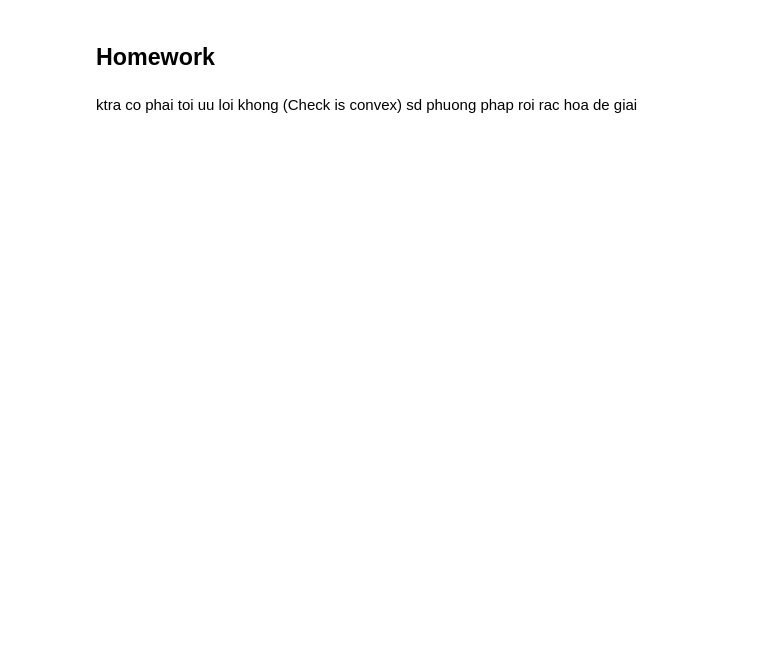
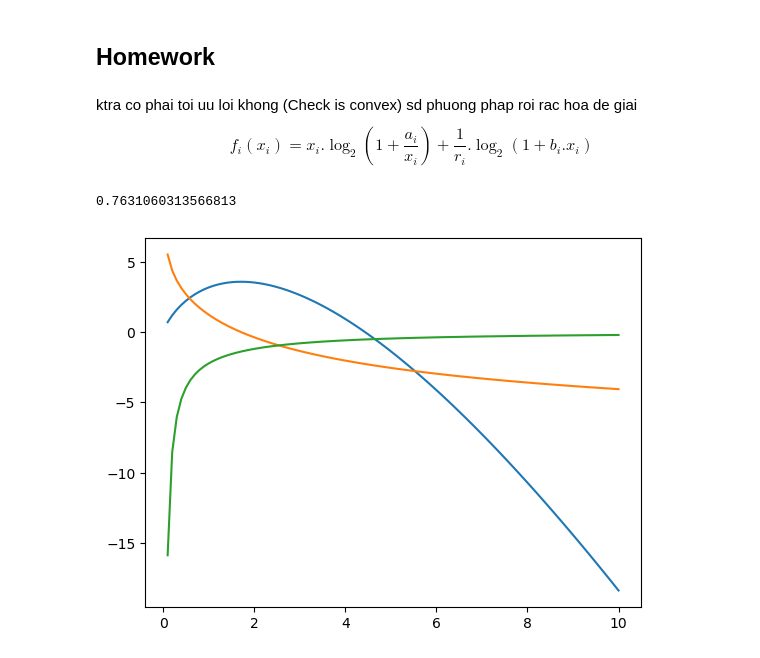
Before and after one commit to qkhanh711/Numerical_methods, a Jupyter notebook: NumericalAlgorithms/Practice.ipynb, the cells around one changed output. Drawn from its saved outputs; the diff is of its cells as text; code cells hidden in the pictures; blank space fills up the shorter version.

```diff
--- a/NumericalAlgorithms/Practice.ipynb
+++ b/NumericalAlgorithms/Practice.ipynb
@@ -235,3 +232,49 @@ df(1)
 # %% [markdown]
 ktra co phai toi uu loi khong (Check is convex)
 sd phuong phap roi rac hoa de giai
+$$
+    f_i(x_i) = x_i.\log_2{(1+\frac{a_i}{x_i})} + \frac{1}{r_i}.\log_2{(1 + b_i.x_i)}
+$$
+# %%
+import numpy as np
+from scipy.optimize import minimize
+
+def f(x, a, r, b):
+    return x*np.log2(a/x) + (1/r)*np.log2(1 + b*x)
+
+def df(x, a, r, b, tol=1e-6):
+    return ((f(x + tol, a, r, b) - f(x-tol, a, r, b)) / (2*tol))
+
+def df2(x, a, r, b, tol=1e-6):
+    return ((df(x + tol, a, r, b) - df(x-tol, a, r, b)) / (2*tol))
+
+def neg_f(x, a, r, b):
+    return -f(x, a, r, b)
+
+def is_convex(x, a, r, b):
+    if df2(x, a, r, b) < 0:
+        return "concave"
+    elif df2(x, a, r, b) <= 0 and df(x, a, r, b) >= 0:
+        return "undetermined"
+    else:
+        return "convex"
+
+a = np.random.rand()
+r = np.random.rand()
+b = np.random.rand()
+
+x0 = np.random.rand()
+x0
+# %% [output]
+0.7631060313566813
+# %%
+def visualize():
+    import matplotlib.pyplot as plt
+    x = np.linspace(0.1, 10, 100)
+    plt.plot(x, f(x, a, r, b))
+    plt.plot(x, df(x, a, r, b))
+    plt.plot(x, df2(x, a, r, b))
+    plt.show()
+visualize()
+# %% [output]
+[figure, added]
```
Also changed, not shown: parts of 14 cells of this notebook.
